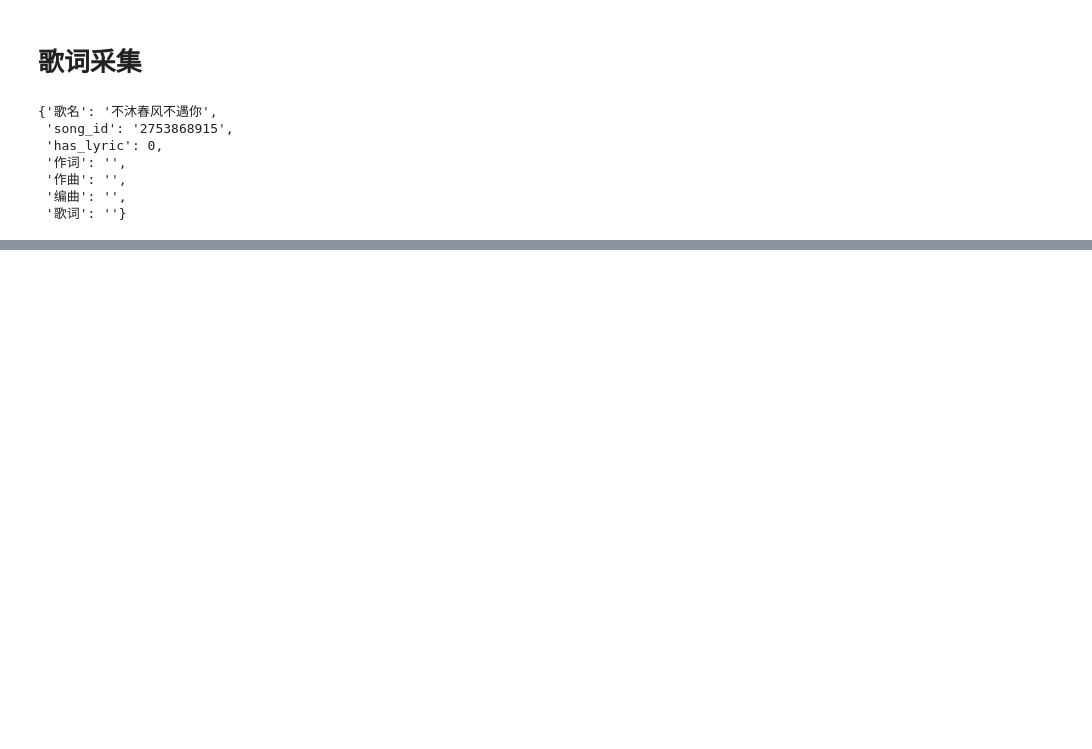
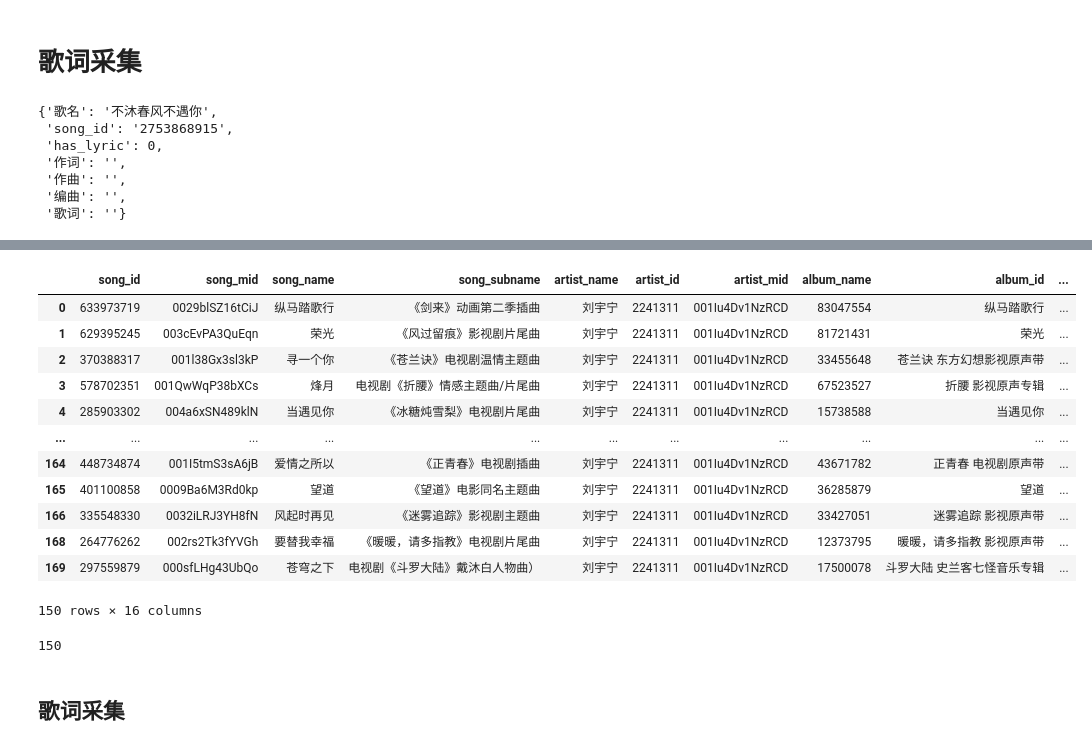
Before and after one commit to Kofi-W/net_charts, a Jupyter notebook: songs/data_crawler.ipynb, the cells around one changed output, grey strips where cells are left out. Drawn from its saved outputs; the diff is of its cells as text; code cells hidden in the pictures; blank space fills up the shorter version.

```diff
--- a/songs/data_crawler.ipynb
+++ b/songs/data_crawler.ipynb
@@ -449,0 +539,33 @@ df[df['has_lyric'] == 0]
+# %%
+# 分割song_name中的括号
+songs_df = pd.DataFrame(qq_songs_data)
+songs_df['song_name_unique'] = songs_df['song_name'].apply(lambda x: x.split('(')[0])
+songs_df['song_name_unique'] = songs_df['song_name_unique'].apply(lambda x: x.split('（')[0])
+# 删除前后空格
+songs_df['song_name_unique'] = songs_df['song_name_unique'].apply(lambda x: x.strip())
+# 按song_name_unique进行去重
+songs_df = songs_df.drop_duplicates(subset=['song_name_unique'], keep='first')
+# 发行时间格式化
+songs_df['publish_date'] = songs_df['publish_time'].apply(lambda x: format_timestamp(x))
+# 二次筛选ost， 新建列 is_ost, 如果song_subname中含 影，剧，曲任意一个字，则is_ost为1，否则为0
+songs_df['is_ost'] = songs_df['song_subname'].apply(lambda x: 1 if '影' in x or '剧' in x or '曲' in x or '片' in x else 0)
+songs_df = songs_df[songs_df['is_ost'] == 1]
+songs_df
+# %% [output]
+|  | song_id | song_mid | song_name | song_subname | artist_name | artist_id | artist_mid | album_name | album_id | ... |
+| 0 | 633973719 | 0029blSZ16tCiJ | 纵马踏歌行 | 《剑来》动画第二季插曲 | 刘宇宁 | 2241311 | 001Iu4Dv1NzRCD | 83047554 | 纵马踏歌行 | ... |
+| 1 | 629395245 | 003cEvPA3QuEqn | 荣光 | 《风过留痕》影视剧片尾曲 | 刘宇宁 | 2241311 | 001Iu4Dv1NzRCD | 81721431 | 荣光 | ... |
+| 2 | 370388317 | 001l38Gx3sl3kP | 寻一个你 | 《苍兰诀》电视剧温情主题曲 | 刘宇宁 | 2241311 | 001Iu4Dv1NzRCD | 33455648 | 苍兰诀 东方幻想影视原声带 | ... |
+| 3 | 578702351 | 001QwWqP38bXCs | 烽月 | 电视剧《折腰》情感主题曲/片尾曲 | 刘宇宁 | 2241311 | 001Iu4Dv1NzRCD | 67523527 | 折腰 影视原声专辑 | ... |
+| 4 | 285903302 | 004a6xSN489klN | 当遇见你 | 《冰糖炖雪梨》电视剧片尾曲 | 刘宇宁 | 2241311 | 001Iu4Dv1NzRCD | 15738588 | 当遇见你 | ... |
+| ... | ... | ... | ... | ... | ... | ... | ... | ... | ... | ... |
+| 164 | 448734874 | 001I5tmS3sA6jB | 爱情之所以 | 《正青春》电视剧插曲 | 刘宇宁 | 2241311 | 001Iu4Dv1NzRCD | 43671782 | 正青春 电视剧原声带 | ... |
+| 165 | 401100858 | 0009Ba6M3Rd0kp | 望道 | 《望道》电影同名主题曲 | 刘宇宁 | 2241311 | 001Iu4Dv1NzRCD | 36285879 | 望道 | ... |
+| 166 | 335548330 | 0032iLRJ3YH8fN | 风起时再见 | 《迷雾追踪》影视剧主题曲 | 刘宇宁 | 2241311 | 001Iu4Dv1NzRCD | 33427051 | 迷雾追踪 影视原声带 | ... |
+| 168 | 264776262 | 002rs2Tk3fYVGh | 要替我幸福 | 《暖暖，请多指教》电视剧片尾曲 | 刘宇宁 | 2241311 | 001Iu4Dv1NzRCD | 12373795 | 暖暖，请多指教 影视原声带 | ... |
+| 169 | 297559879 | 000sfLHg43UbQo | 苍穹之下 | 电视剧《斗罗大陆》戴沐白人物曲） | 刘宇宁 | 2241311 | 001Iu4Dv1NzRCD | 17500078 | 斗罗大陆 史兰客七怪音乐专辑 | ... |
+150 rows × 16 columns
+# %%
+songs_df['song_id'].nunique()
+# %% [output]
+150
@@ -449,0 +575,2 @@ df[df['has_lyric'] == 0]
+# %% [markdown]
+## 歌词采集
```
Also changed, not shown: parts of 34 cells of this notebook, 13 other files.
